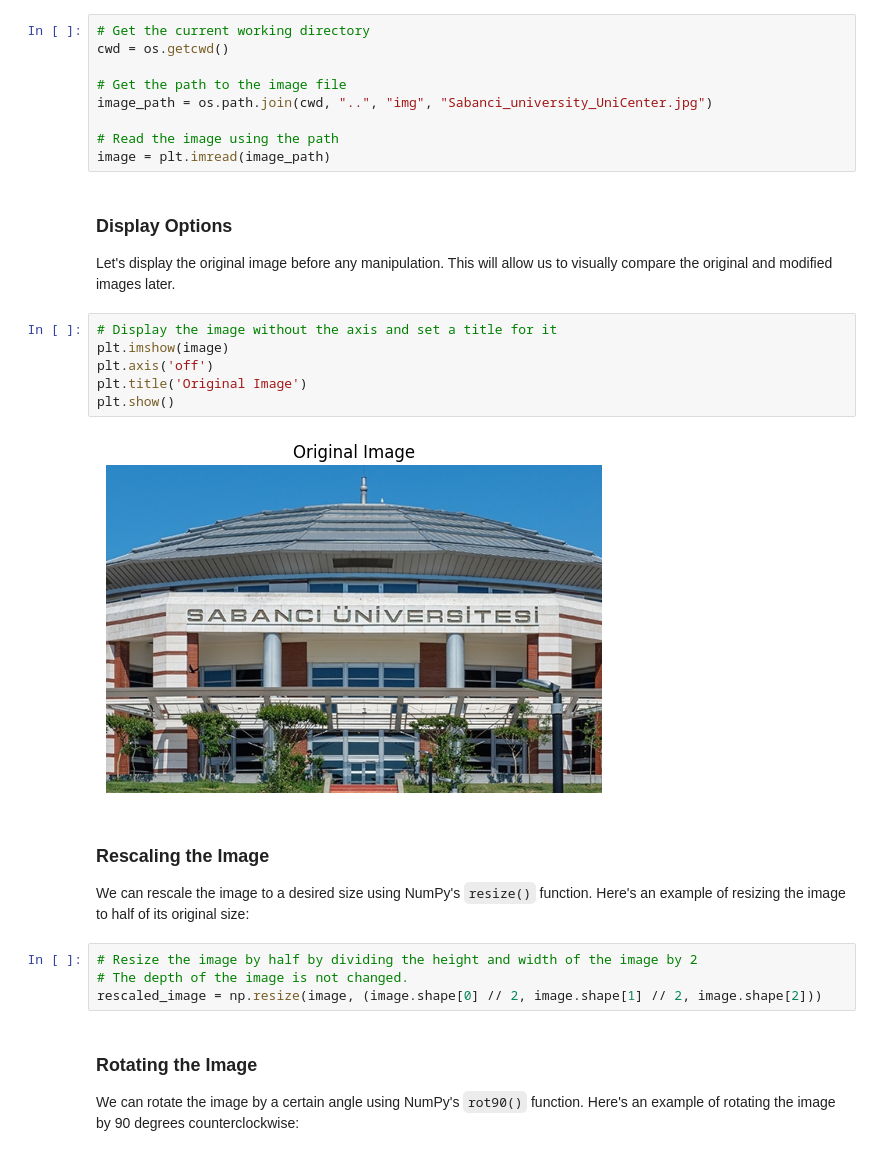
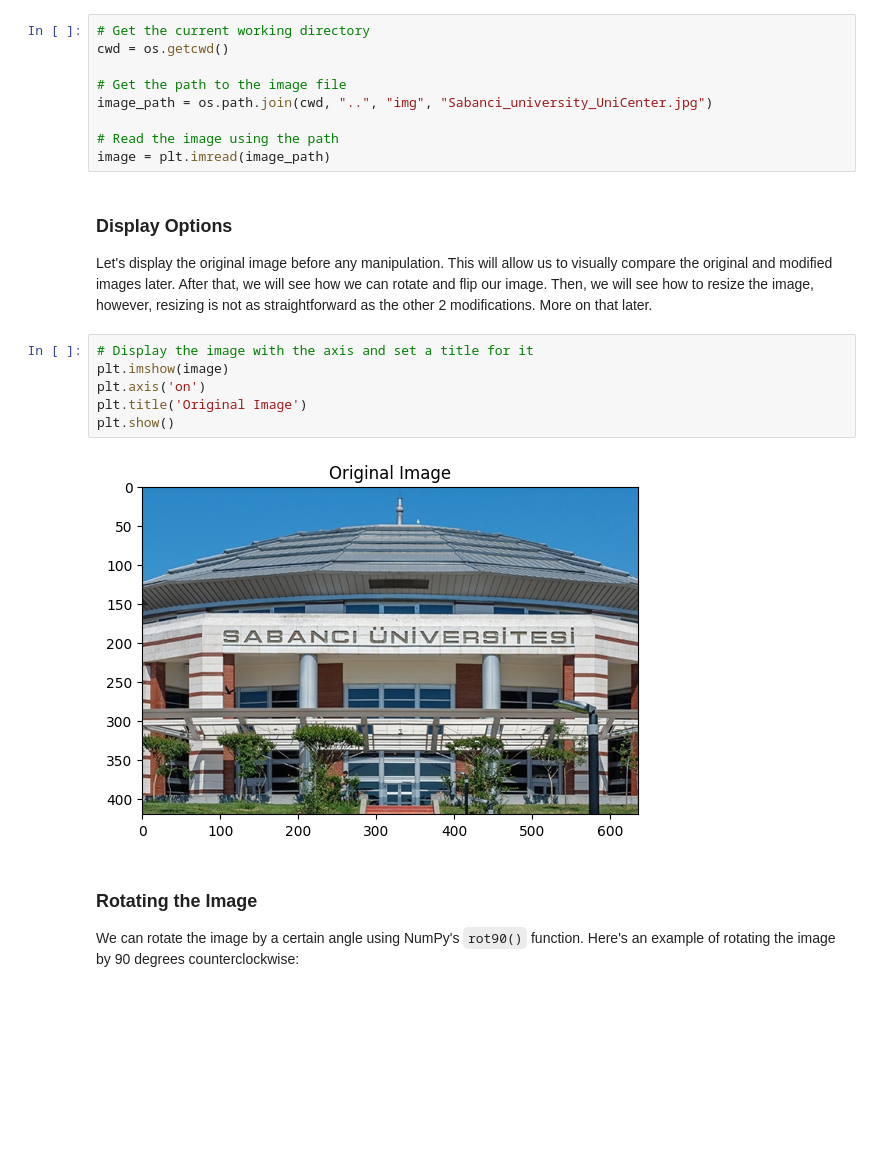
Before and after one commit to KouroshKSH/Tutorials, a Jupyter notebook: NumPy/image_processing_numpy.ipynb, the cells around one changed output. Drawn from its saved outputs; the diff is of its cells as text; blank space fills up the shorter version.

Commit message:
updated the notebook, added more information, pictures, a better explanation for image rescaling and some info on scikit-image.

```diff
--- a/NumPy/image_processing_numpy.ipynb
+++ b/NumPy/image_processing_numpy.ipynb
@@ -81,22 +95,15 @@ image_path = os.path.join(cwd, "..", "img", "Sabanci_university_UniCenter.jpg")
 image = plt.imread(image_path)
 # %% [markdown]
 ### Display Options
-Let's display the original image before any manipulation. This will allow us to visually compare the original and modified images later.
+Let's display the original image before any manipulation. This will allow us to visually compare the original and modified images later. After that, we will see how we can rotate and flip our image. Then, we will see how to resize the image, however, resizing is not as straightforward as the other 2 modifications. More on that later.
 # %%
-# Display the image without the axis and set a title for it
+# Display the image with the axis and set a title for it
 plt.imshow(image)
-plt.axis('off')
+plt.axis('on')
 plt.title('Original Image')
 plt.show()
 # %% [output]
-[figure, old version]
+[figure, new version]
-# %% [markdown]
-### Rescaling the Image
-We can rescale the image to a desired size using NumPy's `resize()` function. Here's an example of resizing the image to half of its original size:
-# %%
-# Resize the image by half by dividing the height and width of the image by 2
-# The depth of the image is not changed.
-rescaled_image = np.resize(image, (image.shape[0] // 2, image.shape[1] // 2, image.shape[2]))
 # %% [markdown]
 ### Rotating the Image
 We can rotate the image by a certain angle using NumPy's `rot90()` function. Here's an example of rotating the image by 90 degrees counterclockwise:
```
Also changed, not shown: parts of 11 cells of this notebook.
